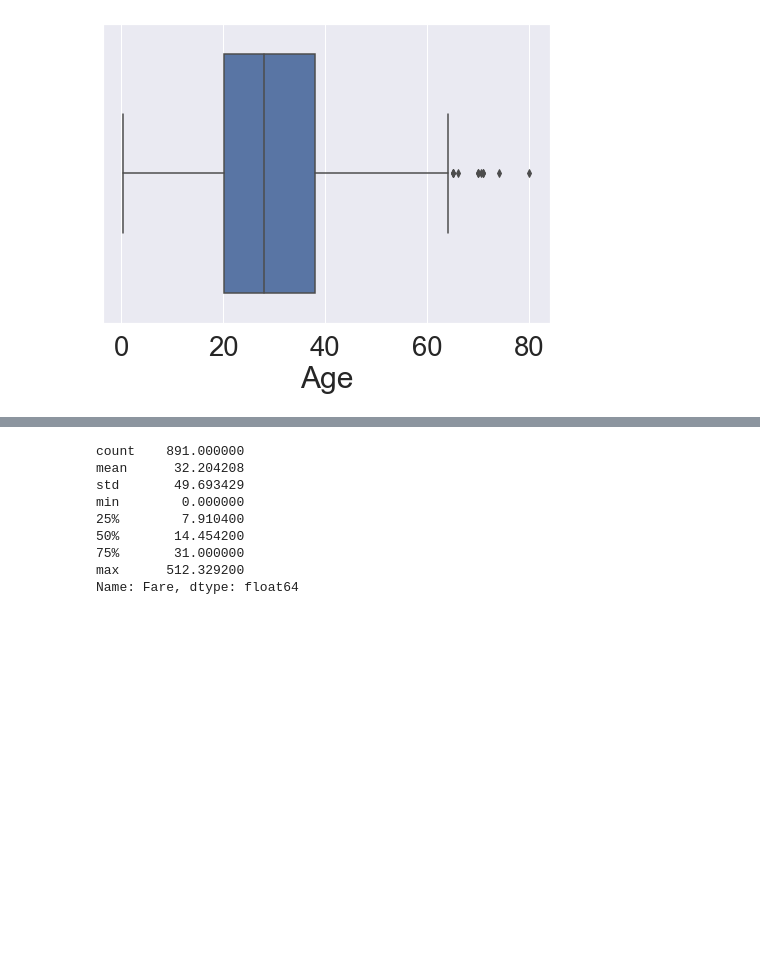
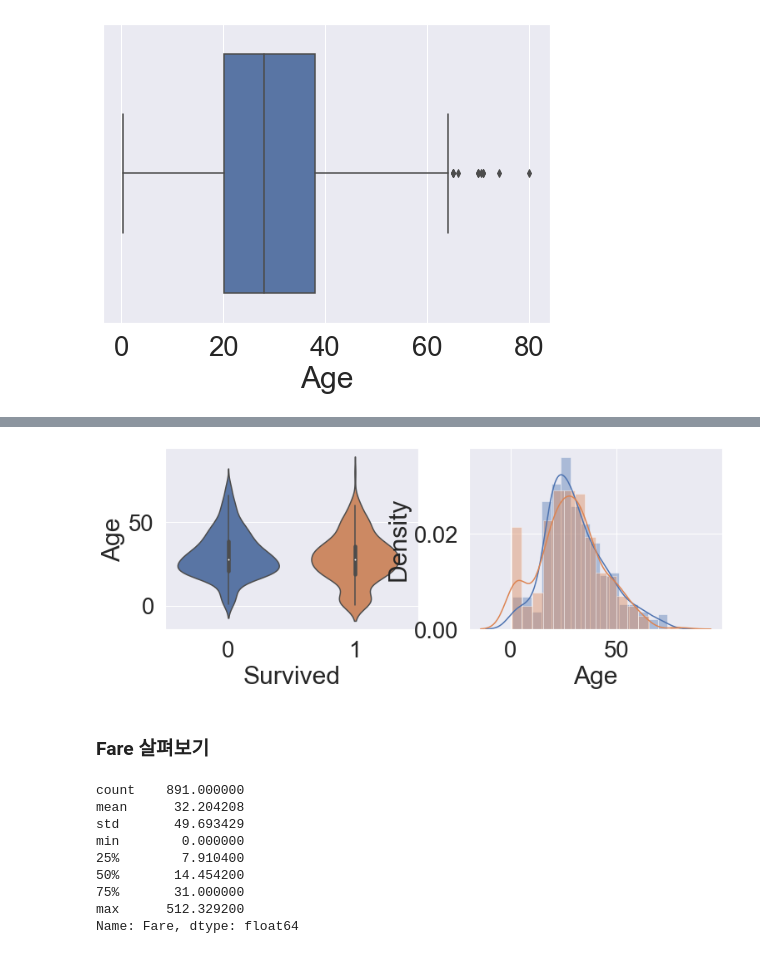
Before and after one commit to 21ckwj/Data-Analysis, a Jupyter notebook: Kaggle/Titanic/titanic_1.ipynb, the cells around one changed output, grey strips where cells are left out. Drawn from its saved outputs; the diff is of its cells as text; code cells hidden in the pictures; blank space fills up the shorter version.

```diff
--- a/Kaggle/Titanic/titanic_1.ipynb
+++ b/Kaggle/Titanic/titanic_1.ipynb
@@ -80,0 +92,5 @@ msno.matrix(df)
+# %%
+cond1 = df1['Survived'] ==0
+cond2 = df1['Survived'] ==1
+
+df1[cond1].head()
@@ -81,3 +104,13 @@ msno.matrix(df)
+# %%
+def show_column_hist_by_target(df, column):
+    cond1 = df['Survived']==0
+    cond2 = df['Survived']==1
+
+    fig, axs = plt.subplots(figsize=(12,4),nrows=1,ncols=2,squeeze=False) # squeeze?
+
+    sns.violinplot(x='Survived', y=df[column], data=df, ax=axs[0][0])
+    sns.distplot(df[cond1][column], ax=axs[0][1])
+    sns.distplot(df[cond2][column], ax=axs[0][1])
 # %% [markdown]
 ### 'Age' 열 관찰하기
 # %%
@@ -166,3 +204,9 @@ sns.boxplot(df['Age'].dropna())
+# %%
+show_column_hist_by_target(df1,'Age')
+# %% [output]
+[figure, added]
+# %% [markdown]
+### Fare 살펴보기
 # %%
 df['Fare'].describe()
 # %% [output]
```
Also changed, not shown: parts of 24 cells of this notebook.
